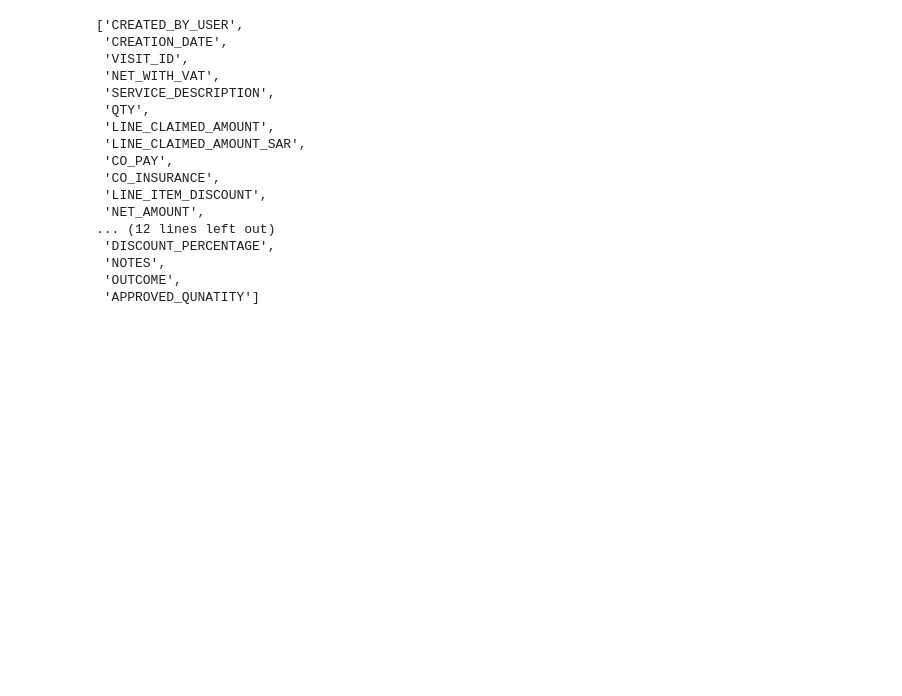
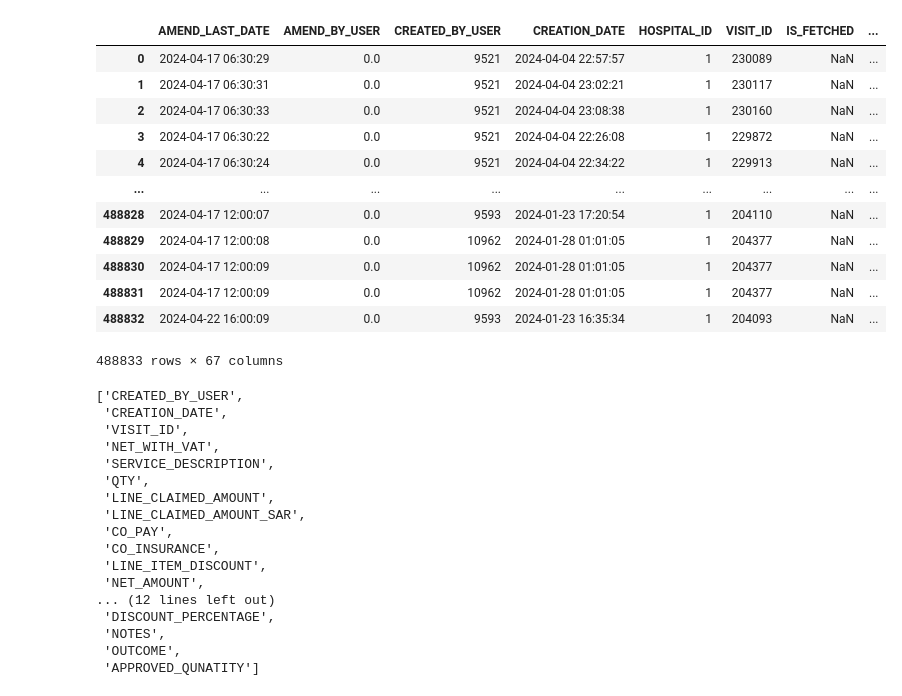
Before and after one commit to Andalusia-Data-Science-Team/Claims_Rejection, a Jupyter notebook: test2.ipynb, the cells around one changed output. Saved outputs shown, nothing was run; the diff lists cells and outputs as text; code cells hidden in the pictures; blank space fills up the shorter version.

```diff
--- a/test2.ipynb
+++ b/test2.ipynb
@@ -29 +62,19 @@ df_visit
+# %%
+df = pd.read_excel('data/HJH/Claim_Service.xlsx')
+# %%
+df
+# %% [output]
+|  | AMEND_LAST_DATE | AMEND_BY_USER | CREATED_BY_USER | CREATION_DATE | HOSPITAL_ID | VISIT_ID | IS_FETCHED | ... |
+| 0 | 2024-04-17 06:30:29 | 0.0 | 9521 | 2024-04-04 22:57:57 | 1 | 230089 | NaN | ... |
+| 1 | 2024-04-17 06:30:31 | 0.0 | 9521 | 2024-04-04 23:02:21 | 1 | 230117 | NaN | ... |
+| 2 | 2024-04-17 06:30:33 | 0.0 | 9521 | 2024-04-04 23:08:38 | 1 | 230160 | NaN | ... |
+| 3 | 2024-04-17 06:30:22 | 0.0 | 9521 | 2024-04-04 22:26:08 | 1 | 229872 | NaN | ... |
+| 4 | 2024-04-17 06:30:24 | 0.0 | 9521 | 2024-04-04 22:34:22 | 1 | 229913 | NaN | ... |
+| ... | ... | ... | ... | ... | ... | ... | ... | ... |
+| 488828 | 2024-04-17 12:00:07 | 0.0 | 9593 | 2024-01-23 17:20:54 | 1 | 204110 | NaN | ... |
+| 488829 | 2024-04-17 12:00:08 | 0.0 | 10962 | 2024-01-28 01:01:05 | 1 | 204377 | NaN | ... |
+| 488830 | 2024-04-17 12:00:09 | 0.0 | 10962 | 2024-01-28 01:01:05 | 1 | 204377 | NaN | ... |
+| 488831 | 2024-04-17 12:00:09 | 0.0 | 10962 | 2024-01-28 01:01:05 | 1 | 204377 | NaN | ... |
+| 488832 | 2024-04-22 16:00:09 | 0.0 | 9593 | 2024-01-23 16:35:34 | 1 | 204093 | NaN | ... |
+488833 rows × 67 columns
 # %%
```
Also changed, not shown: parts of 19 cells of this notebook, 2 other files.
